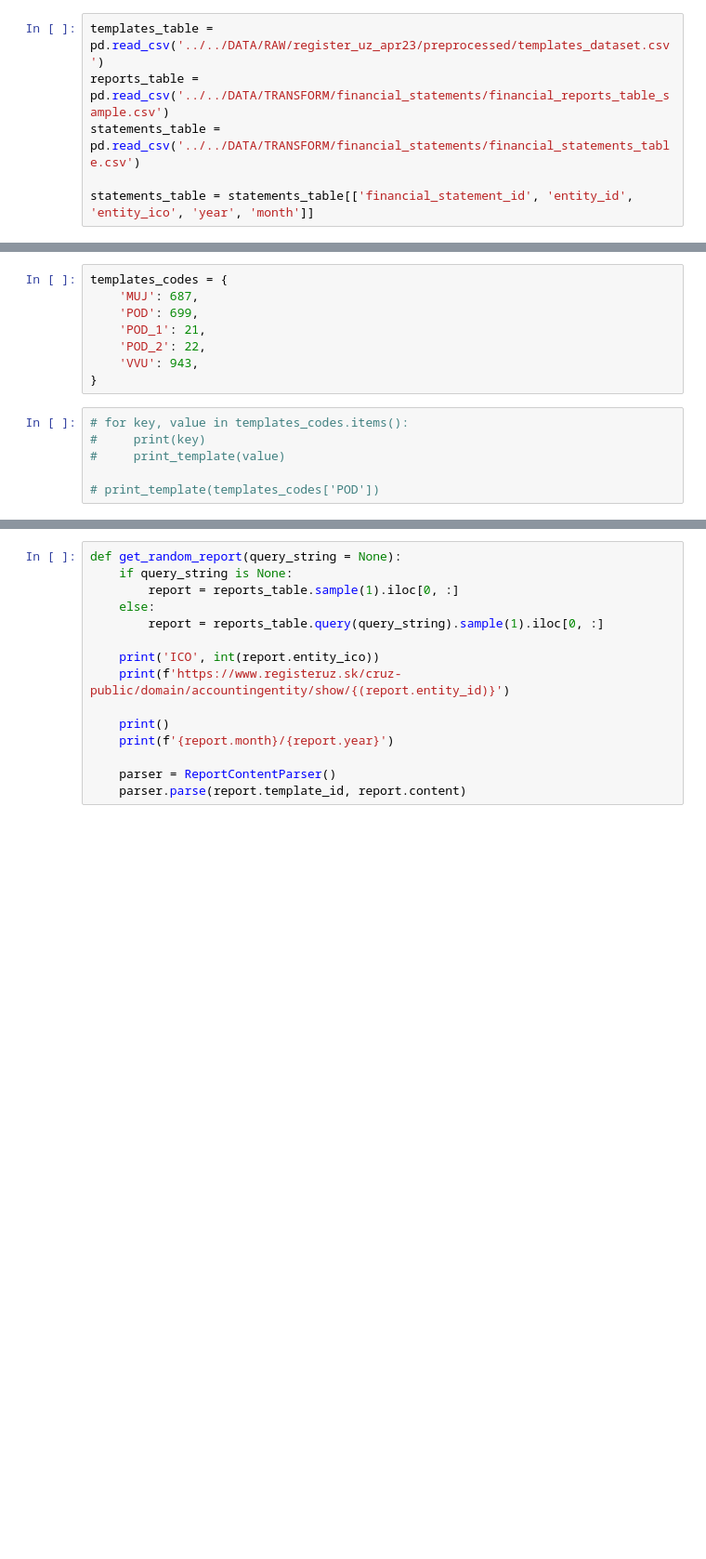
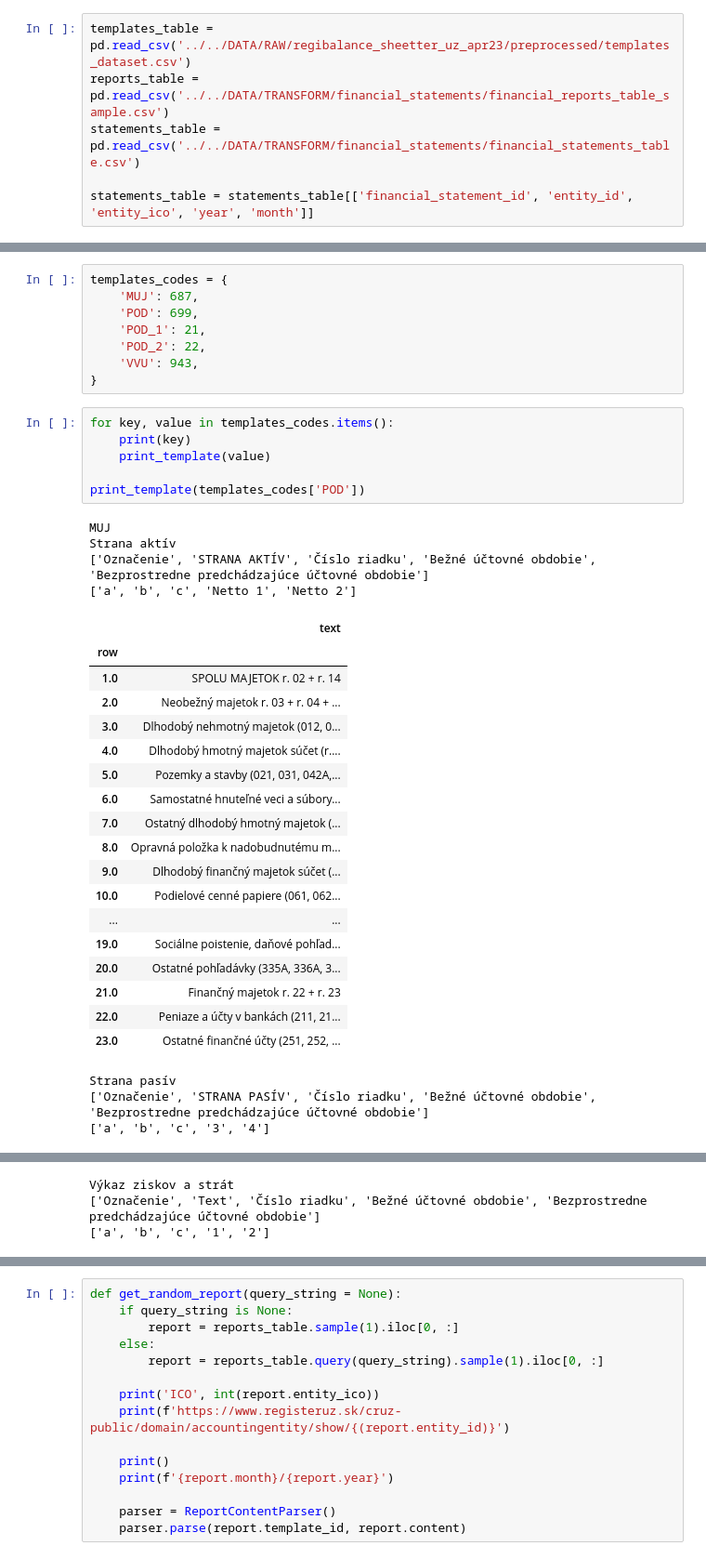
Before and after one commit to rohalmatus/financial-distress-models, a Jupyter notebook: CODE/TRANSFORM/901_template_helper.ipynb, the cells around one changed output, grey strips where cells are left out. Shown at 93% size. Drawn from its saved outputs; the diff is of its cells as text; blank space fills up the shorter version.

```diff
--- a/CODE/TRANSFORM/901_template_helper.ipynb
+++ b/CODE/TRANSFORM/901_template_helper.ipynb
@@ -7,7 +7,7 @@ import ast
 
 pd.set_option('display.max_rows', 100)
 # %%
-templates_table = pd.read_csv('../../DATA/RAW/register_uz_apr23/preprocessed/templates_dataset.csv')
+templates_table = pd.read_csv('../../DATA/RAW/regibalance_sheetter_uz_apr23/preprocessed/templates_dataset.csv')
 reports_table = pd.read_csv('../../DATA/TRANSFORM/financial_statements/financial_reports_table_sample.csv')
 statements_table = pd.read_csv('../../DATA/TRANSFORM/financial_statements/financial_statements_table.csv')
 
@@ -58,8 +60,34 @@ templates_codes = {
     'VVU': 943,
 }
 # %%
-# for key, value in templates_codes.items():
-#     print(key)
-#     print_template(value)
+for key, value in templates_codes.items():
+    print(key)
+    print_template(value)
 
-# print_template(templates_codes['POD'])
+print_template(templates_codes['POD'])
+# %% [output]
+MUJ
+Strana aktív
+['Označenie', 'STRANA AKTÍV', 'Číslo riadku', 'Bežné účtovné obdobie', 'Bezprostredne predchádzajúce účtovné obdobie']
+['a', 'b', 'c', 'Netto 1', 'Netto 2']
+|  | text |
+| row |  |
+| 1.0 | SPOLU MAJETOK r. 02 + r. 14 |
+| 2.0 | Neobežný majetok r. 03 + r. 04 + ... |
+| 3.0 | Dlhodobý nehmotný majetok (012, 0... |
+| 4.0 | Dlhodobý hmotný majetok súčet (r.... |
+| 5.0 | Pozemky a stavby (021, 031, 042A,... |
+| 6.0 | Samostatné hnuteľné veci a súbory... |
+| 7.0 | Ostatný dlhodobý hmotný majetok (... |
+| 8.0 | Opravná položka k nadobudnutému m... |
+| 9.0 | Dlhodobý finančný majetok súčet (... |
+| 10.0 | Podielové cenné papiere (061, 062... |
+| ... | ... |
+| 19.0 | Sociálne poistenie, daňové pohľad... |
+| 20.0 | Ostatné pohľadávky (335A, 336A, 3... |
+| 21.0 | Finančný majetok r. 22 + r. 23 |
+| 22.0 | Peniaze a účty v bankách (211, 21... |
+| 23.0 | Ostatné finančné účty (251, 252, ... |
+Strana pasív
+['Označenie', 'STRANA PASÍV', 'Číslo riadku', 'Bežné účtovné obdobie', 'Bezprostredne predchádzajúce účtovné obdobie']
+['a', 'b', 'c', '3', '4']
@@ -65,0 +112,3 @@ templates_codes = {
+Výkaz ziskov a strát
+['Označenie', 'Text', 'Číslo riadku', 'Bežné účtovné obdobie', 'Bezprostredne predchádzajúce účtovné obdobie']
+['a', 'b', 'c', '1', '2']
```
Also changed, not shown: parts of 4 cells of this notebook.
